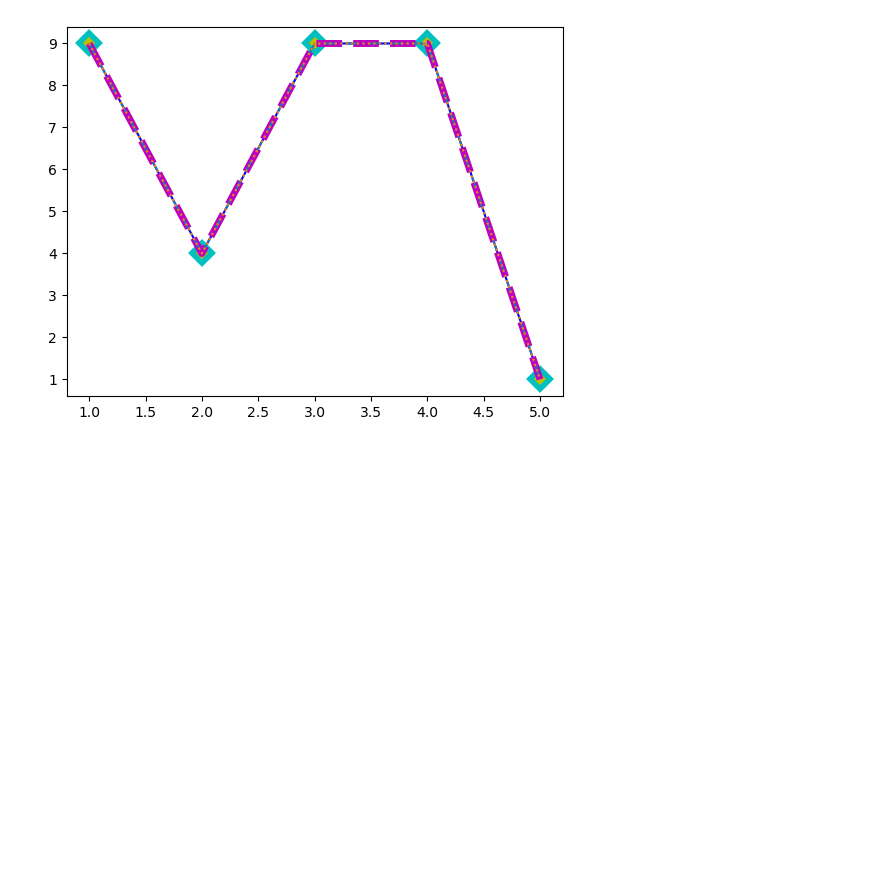
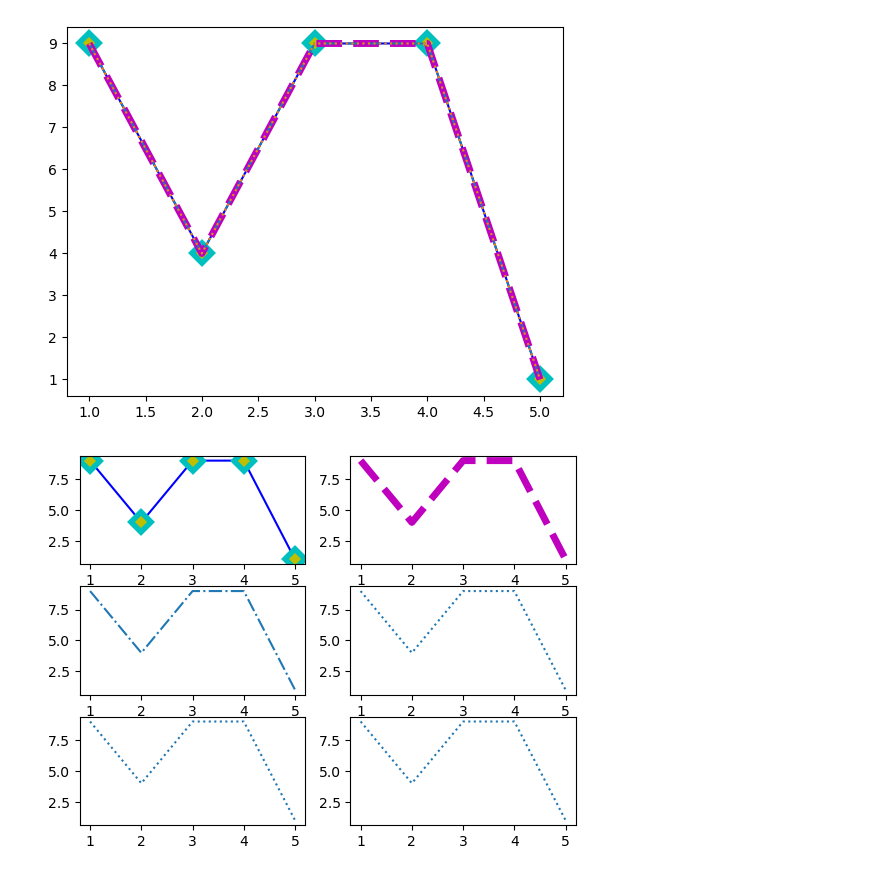
Before and after one commit to Eehnodu/PythonStudy, a Jupyter notebook: 02.Python Library/ex03 matplotlib.ipynb, the cells around one changed output. Drawn from its saved outputs; the diff is of its cells as text; code cells hidden in the pictures; blank space fills up the shorter version.

```diff
--- a/02.Python Library/ex03 matplotlib.ipynb
+++ b/02.Python Library/ex03 matplotlib.ipynb
@@ -44,3 +44,19 @@ plt.plot(x,y, ls = ':')
 plt.show()
 # %% [output]
 [figure]
+# %%
+plt.subplot(3,2,1)
+plt.plot(x,y, ls = '-', color='b' ,marker='D', ms=10, mec='c',mew=4, mfc='y')
+plt.subplot(3,2,2)
+plt.plot(x,y, ls = '--', color='m', lw=5)
+plt.subplot(3,2,3)
+plt.plot(x,y, ls = '-.')
+plt.subplot(3,2,4)
+plt.plot(x,y, ls = ':')
+plt.subplot(3,2,5)
+plt.plot(x,y, ls = ':')
+plt.subplot(3,2,6)
+plt.plot(x,y, ls = ':')
+plt.show()
+# %% [output]
+[figure, added]
```
Also changed, not shown: parts of 25 cells of this notebook, 4 other files.
